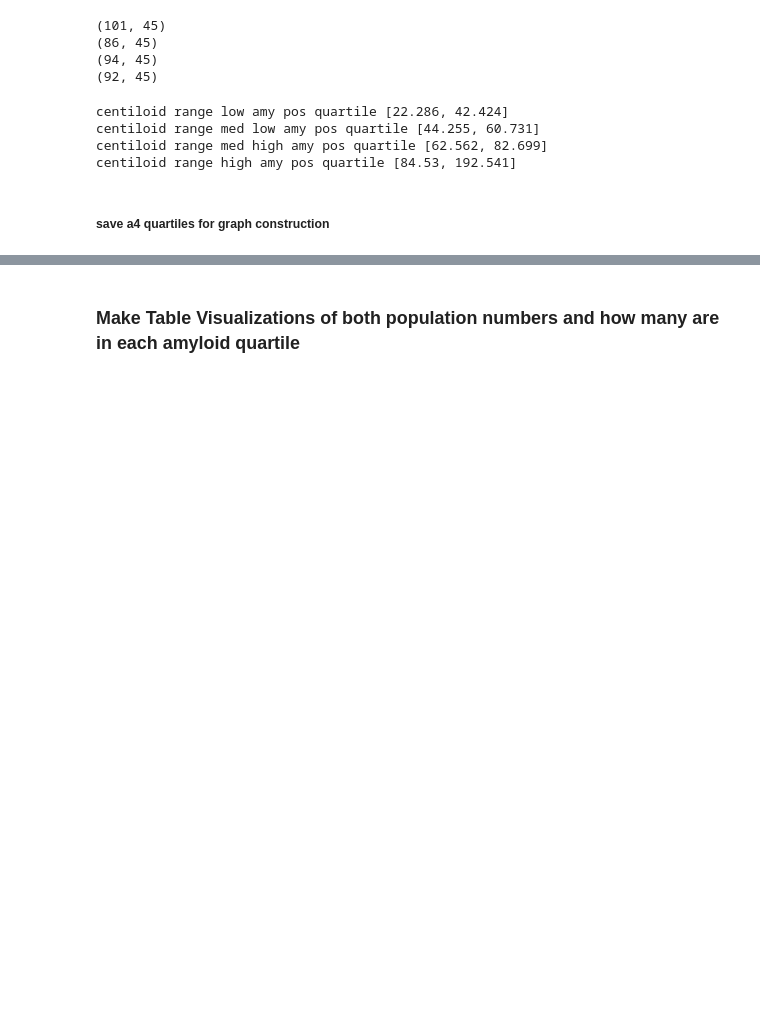
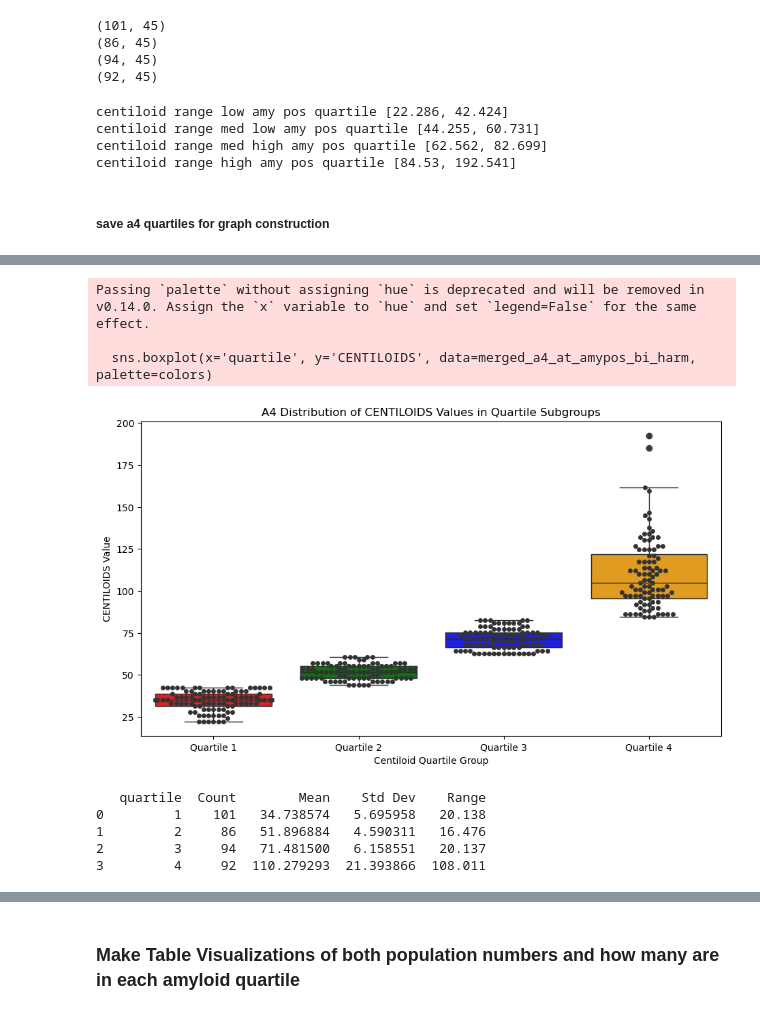
Before and after one commit to vkola-lab/jad2024, a Jupyter notebook: data_paths_and_cleaning/data_cleaning_scripts/creating_quartiles.ipynb, the cells around one changed output, grey strips where cells are left out. Cells and saved outputs as stored; diff of their text form; code cells hidden in the pictures; blank space fills up the shorter version.

```diff
--- a/data_paths_and_cleaning/data_cleaning_scripts/creating_quartiles.ipynb
+++ b/data_paths_and_cleaning/data_cleaning_scripts/creating_quartiles.ipynb
@@ -297,0 +354,37 @@ a4_cent_high.to_csv('../../data_paths_and_cleaning/data/final_cleaned_quartiles/
+# %%
+#All quartiles in A4 single box plot
+#All quartiles in ADNI in single box plot
+
+# Assuming you've already calculated the quartiles and stored them in merged_adni_at_amypos_bi_harm DataFrame
+colors = ["red", "green", "blue", "orange"]
+
+# Create a swarmplot
+plt.figure(figsize=(11, 6))
+sns.boxplot(x='quartile', y='CENTILOIDS', data=merged_a4_at_amypos_bi_harm, palette=colors)
+sns.swarmplot(x='quartile', y='CENTILOIDS', data=merged_a4_at_amypos_bi_harm, color=".2")
+
+# Add title and labels
+plt.title('A4 Distribution of CENTILOIDS Values in Quartile Subgroups')
+plt.xlabel('Centiloid Quartile Group')
+plt.xticks(ticks=[0, 1, 2, 3], labels=["Quartile 1", "Quartile 2", "Quartile 3", "Quartile 4"])
+plt.ylabel('CENTILOIDS Value')
+
+# Show plot
+plt.show()
+# %% [output]
+Passing `palette` without assigning `hue` is deprecated and will be removed in v0.14.0. Assign the `x` variable to `hue` and set `legend=False` for the same effect.
+
+  sns.boxplot(x='quartile', y='CENTILOIDS', data=merged_a4_at_amypos_bi_harm, palette=colors)
+[figure, added]
+# %%
+summary_stats_a4 = merged_a4_at_amypos_bi_harm.groupby('quartile')['CENTILOIDS'].agg(['count', 'mean', 'std', lambda x: x.max() - x.min()]).reset_index()
+summary_stats_a4.columns = ['quartile', 'Count', 'Mean', 'Std Dev', 'Range']
+summary_stats_a4['quartile'] += 1  # Increment quartile numbers by 1 to match the display
+
+print(summary_stats_a4)
+# %% [output]
+   quartile  Count        Mean    Std Dev    Range
+0         1    101   34.738574   5.695958   20.138
+1         2     86   51.896884   4.590311   16.476
+2         3     94   71.481500   6.158551   20.137
+3         4     92  110.279293  21.393866  108.011
```
Also changed, not shown: parts of 15 cells of this notebook.
